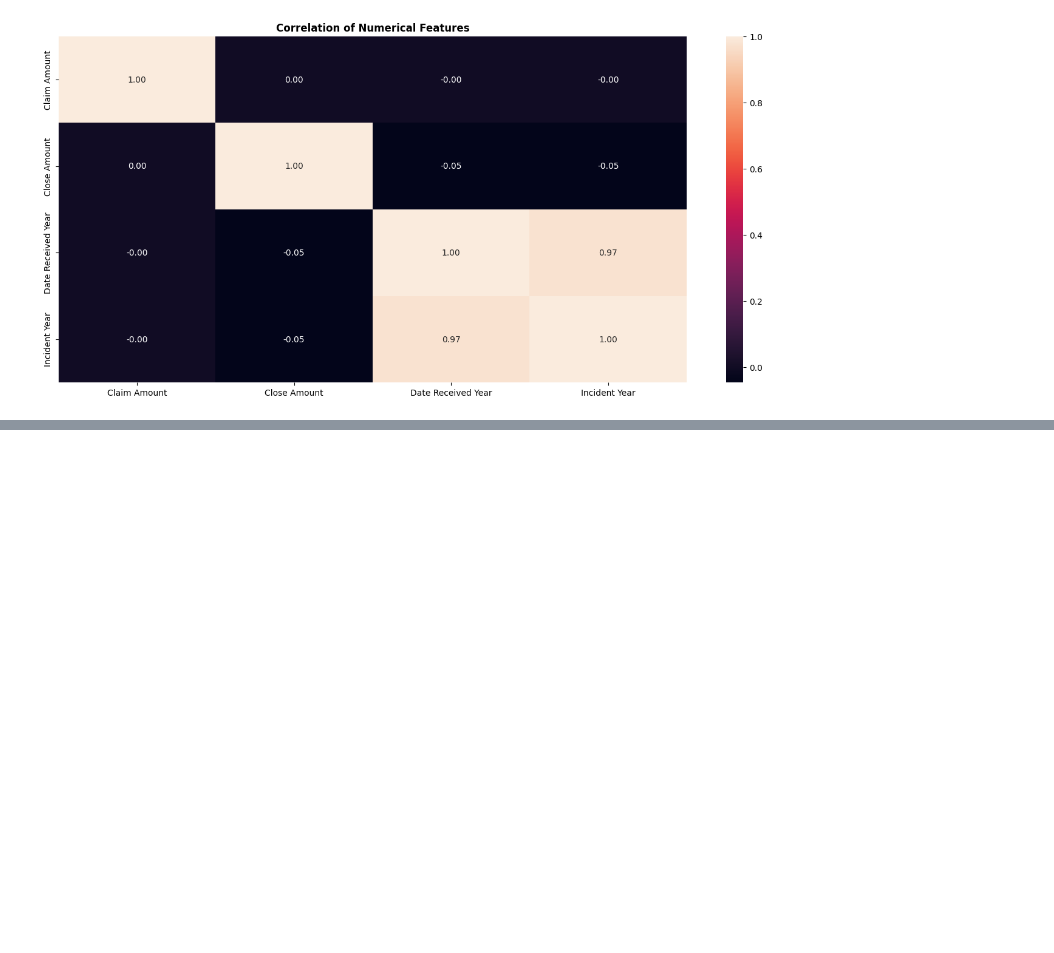
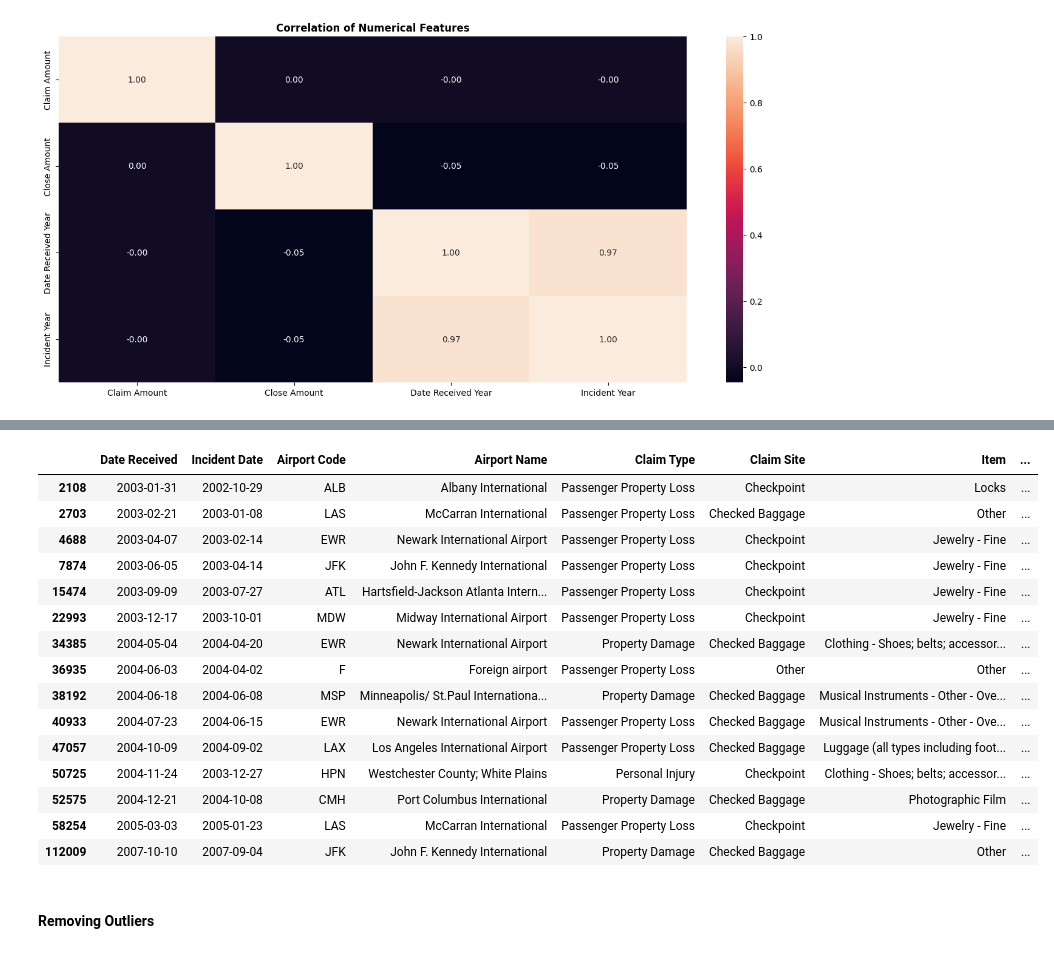
Before and after one commit to btokoli/Risk-Radar-Clustering-Airports-by-Claim-Patterns-to-Spotlight-High-Risk-Hubs, a Jupyter notebook: airportAnalysis.ipynb, the cells around one changed output, grey strips where cells are left out. Saved outputs shown, nothing was run; the diff lists cells and outputs as text; code cells hidden in the pictures; blank space fills up the shorter version.

```diff
--- a/airportAnalysis.ipynb
+++ b/airportAnalysis.ipynb
@@ -457,0 +480,38 @@ plt.tight_layout(pad=3)
+# %%
+#Exploring the Extreme Outliers
+
+def get_outliers(df, col):
+    Q1= df[col].quantile(0.25)
+    Q3= df[col].quantile(0.75)
+
+    IQR= Q3-Q1
+
+    #Getting the points that are 3 times lower and higher than the IQR
+    extreme_outliers = df[(df[col] < Q1 - 150 * IQR) | (df[col] > Q3 + 150 * IQR)]
+    extreme_outlier_indices = extreme_outliers.index
+
+    return extreme_outlier_indices
+# %%
+close_amount_outlier_indices= get_outliers(df2, "Close Amount")
+
+ca_oultliers= df2.loc[close_amount_outlier_indices]
+ca_oultliers
+# %% [output]
+|  | Date Received | Incident Date | Airport Code | Airport Name | Claim Type | Claim Site | Item | ... |
+| 2108 | 2003-01-31 | 2002-10-29 | ALB | Albany International | Passenger Property Loss | Checkpoint | Locks | ... |
+| 2703 | 2003-02-21 | 2003-01-08 | LAS | McCarran International | Passenger Property Loss | Checked Baggage | Other | ... |
+| 4688 | 2003-04-07 | 2003-02-14 | EWR | Newark International Airport | Passenger Property Loss | Checkpoint | Jewelry - Fine | ... |
+| 7874 | 2003-06-05 | 2003-04-14 | JFK | John F. Kennedy International | Passenger Property Loss | Checkpoint | Jewelry - Fine | ... |
+| 15474 | 2003-09-09 | 2003-07-27 | ATL | Hartsfield-Jackson Atlanta Intern... | Passenger Property Loss | Checkpoint | Jewelry - Fine | ... |
+| 22993 | 2003-12-17 | 2003-10-01 | MDW | Midway International Airport | Passenger Property Loss | Checkpoint | Jewelry - Fine | ... |
+| 34385 | 2004-05-04 | 2004-04-20 | EWR | Newark International Airport | Property Damage | Checked Baggage | Clothing - Shoes; belts; accessor... | ... |
+| 36935 | 2004-06-03 | 2004-04-02 | F | Foreign airport | Passenger Property Loss | Other | Other | ... |
+| 38192 | 2004-06-18 | 2004-06-08 | MSP | Minneapolis/ St.Paul Internationa... | Property Damage | Checked Baggage | Musical Instruments - Other - Ove... | ... |
+| 40933 | 2004-07-23 | 2004-06-15 | EWR | Newark International Airport | Passenger Property Loss | Checked Baggage | Musical Instruments - Other - Ove... | ... |
+| 47057 | 2004-10-09 | 2004-09-02 | LAX | Los Angeles International Airport | Passenger Property Loss | Checked Baggage | Luggage (all types including foot... | ... |
+| 50725 | 2004-11-24 | 2003-12-27 | HPN | Westchester County; White Plains | Personal Injury | Checkpoint | Clothing - Shoes; belts; accessor... | ... |
+| 52575 | 2004-12-21 | 2004-10-08 | CMH | Port Columbus International | Property Damage | Checked Baggage | Photographic Film | ... |
+| 58254 | 2005-03-03 | 2005-01-23 | LAS | McCarran International | Passenger Property Loss | Checkpoint | Jewelry - Fine | ... |
+| 112009 | 2007-10-10 | 2007-09-04 | JFK | John F. Kennedy International | Property Damage | Checked Baggage | Other | ... |
+# %% [markdown]
+#### Removing Outliers
```
Also changed, not shown: parts of 6 cells of this notebook.
